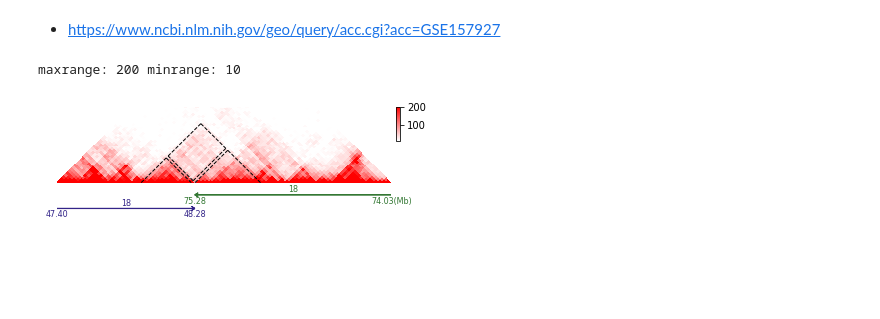
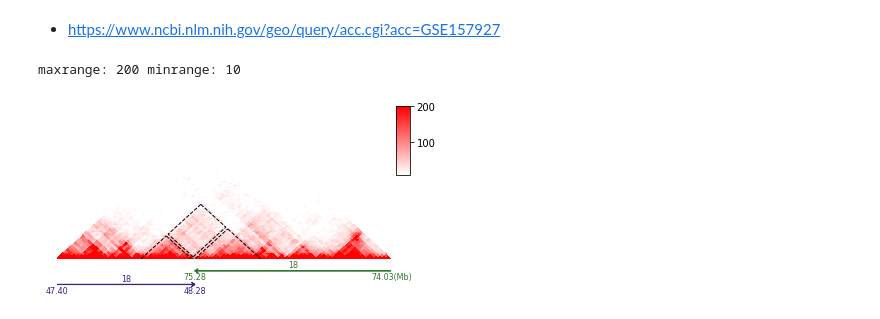
Before and after one commit to seqyuan/trackc, a Jupyter notebook: docs/examples/rearranged_interactions.ipynb, the cells around one changed output. Saved outputs shown, nothing was run; the diff lists cells and outputs as text; code cells hidden in the pictures; blank space fills up the shorter version.

```diff
--- a/docs/examples/rearranged_interactions.ipynb
+++ b/docs/examples/rearranged_interactions.ipynb
@@ -299,23 +303,23 @@ cmap4 = LinearSegmentedColormap.from_list('tc1',
 cmap4_r = cmap4.reversed()
 # %%
 ten = tc.tenon(width=6, height=1)
-ten.add(pos='bottom', height=1.4, hspace=0.05)
+ten.add(pos='bottom', height=2.8, hspace=0.05)
 ten.add(pos='bottom', height=0.6, hspace=0.05)
 
 
 tc.pl.mapC(ax=ten.axs(0), mat=tumor_zoom.cmat, map_type='triangle',
-               maxrange=200, minrange=10, ax_on=False, height=40)
+               maxrange=200, minrange=10, ax_on=False)
 tc.pl.mapc_markline(ax=ten.axs(0), row_regions=tumor_zoom.row_regions,
                         map_type="triangle",
                         mark_regions=neo_domain_regions,
                         binsize=25000,
                         map_order=0, symmetric=False, show_regions_edge=False)
 
 tc.pl.multi_scale_track(ten.axs(1),
                         regions=zoom_regions,
                         scale_adjust='Mb',
                         intervals=2,
                         tick_rotation=0)
 # %% [output]
 maxrange: 200 minrange: 10
-[figure, old version]
+[figure, new version]
```
Also changed, not shown: parts of 1 cell of this notebook, 3 other files.
